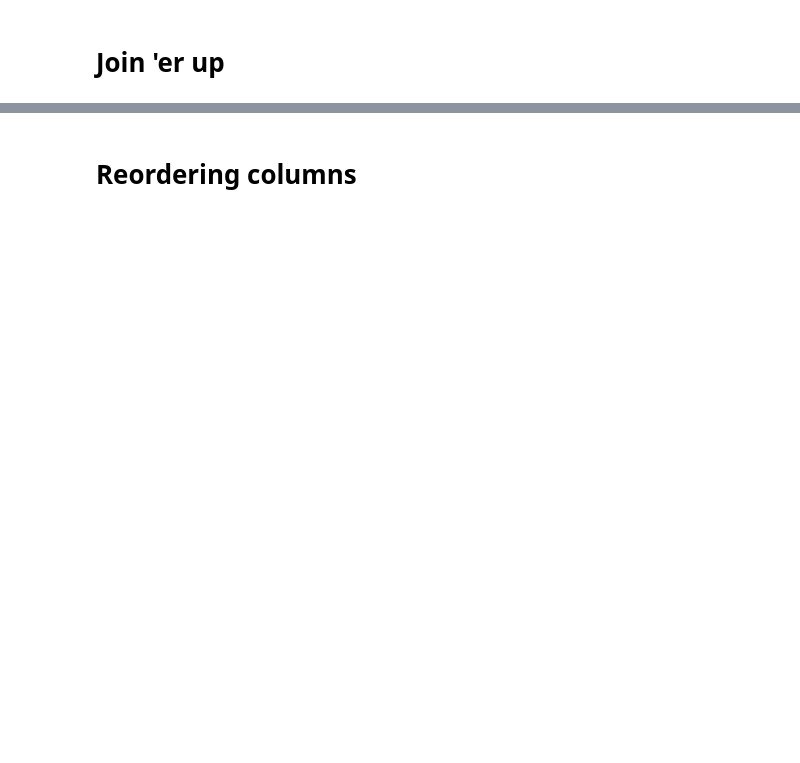
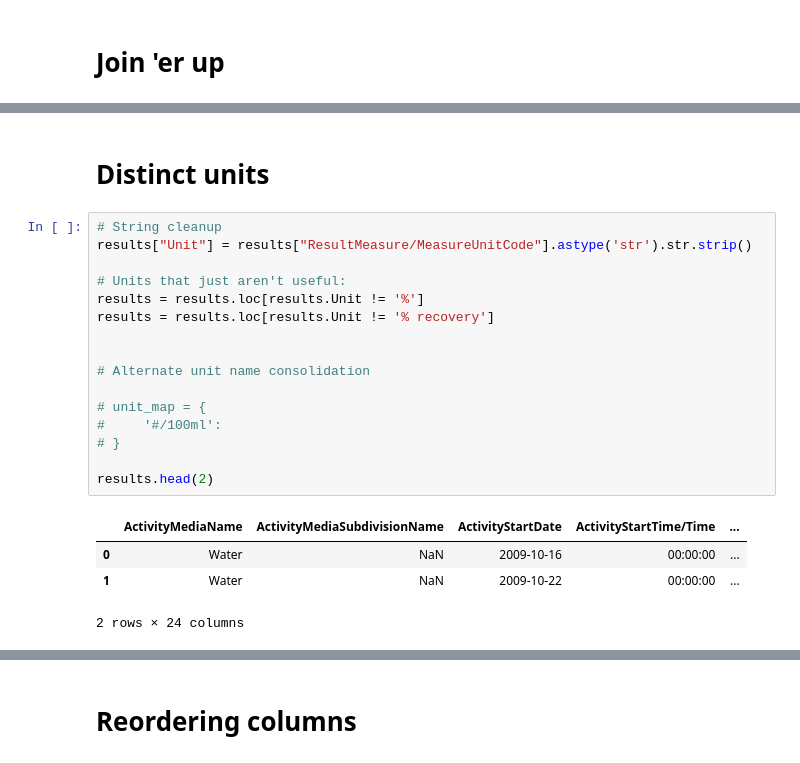
Before and after one commit to SeanU/waq, a Jupyter notebook: exploration/Measure cleanup.ipynb, the cells around one changed output, grey strips where cells are left out. Drawn from its saved outputs; the diff is of its cells as text; blank space fills up the shorter version.

```diff
--- a/exploration/Measure cleanup.ipynb
+++ b/exploration/Measure cleanup.ipynb
@@ -93,0 +121,23 @@ len(results)
+# %% [markdown]
+# Distinct units
+# %%
+# String cleanup
+results["Unit"] = results["ResultMeasure/MeasureUnitCode"].astype('str').str.strip()
+
+# Units that just aren't useful:
+results = results.loc[results.Unit != '%']
+results = results.loc[results.Unit != '% recovery']
+
+
+# Alternate unit name consolidation
+
+# unit_map = {
+#     '#/100ml':
+# }
+
+results.head(2)
+# %% [output]
+|  | ActivityMediaName | ActivityMediaSubdivisionName | ActivityStartDate | ActivityStartTime/Time | ... |
+| 0 | Water | NaN | 2009-10-16 | 00:00:00 | ... |
+| 1 | Water | NaN | 2009-10-22 | 00:00:00 | ... |
+2 rows × 24 columns
```
Also changed, not shown: parts of 9 cells of this notebook, 5 other files.
